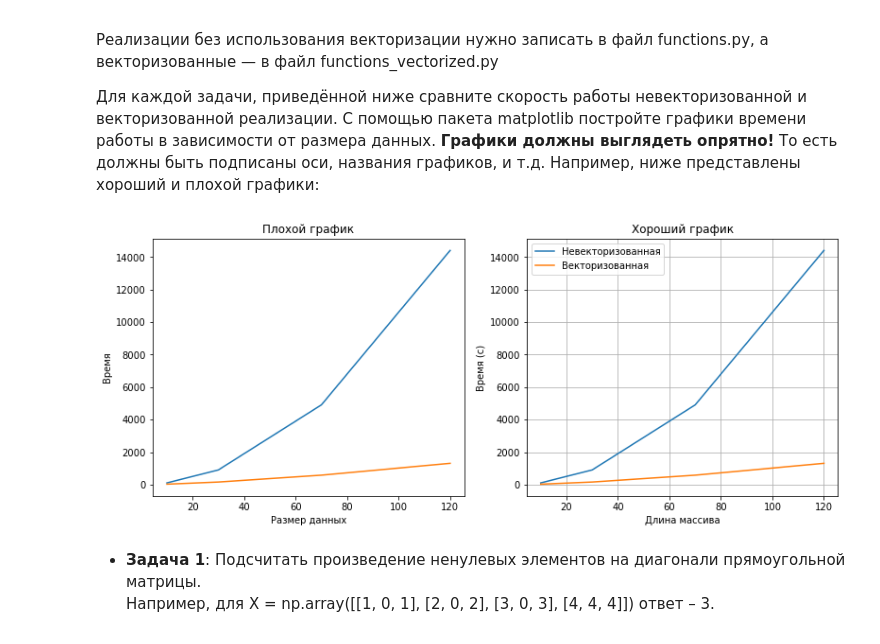
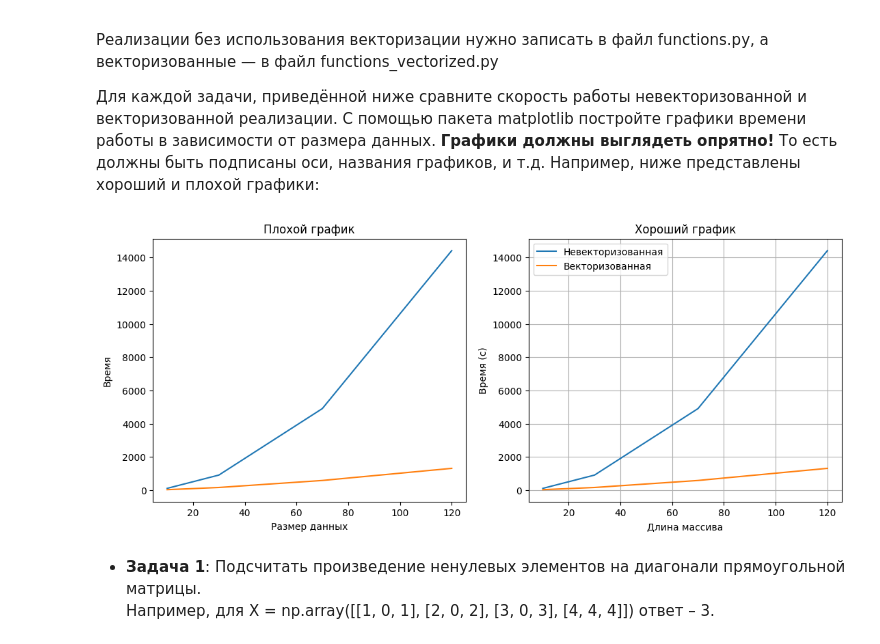
Before and after one commit to Qwerty-terr/task1, a Jupyter notebook: task1_numpy_practive.ipynb, the cells around one changed output. Cells and saved outputs as stored; diff of their text form; code cells hidden in the pictures.

```diff
--- a/task1_numpy_practive.ipynb
+++ b/task1_numpy_practive.ipynb
@@ -16,32 +16,33 @@ __(9 баллов)__
 # %%
 import matplotlib.pyplot as plt
 import numpy as np
+import matplotlib_inline
+matplotlib_inline.backend_inline._enable_matplotlib_integration()
 
-%matplotlib inline
 
 data_size = np.array([10, 30, 70, 120])
 time_non_vectorized = data_size ** 2 + 10
 time_vectorized = data_size ** 1.5
 
 f, (ax1, ax2) = plt.subplots(1, 2, figsize=(13, 5))
 
 ax1.plot(data_size, time_non_vectorized)
 ax1.plot(data_size, time_vectorized)
 ax1.set_title(u"Плохой график")
 ax1.set_xlabel(u"Размер данных")
 ax1.set_ylabel(u"Время")
 
 ax2.plot(data_size, time_non_vectorized, label=u"Невекторизованная")
 ax2.plot(data_size, time_vectorized, label=u"Векторизованная")
 ax2.set_title(u"Хороший график")
 ax2.set_xlabel(u"Длина массива")
 ax2.set_ylabel(u"Время (с)")
 ax2.grid()
 ax2.legend()
 
 f.show()
 # %% [output]
-[figure, old version]
+[figure, new version]
 # %% [markdown]
 * __Задача 1__: Подсчитать произведение ненулевых элементов на диагонали прямоугольной матрицы.
  Например, для X = np.array([[1, 0, 1], [2, 0, 2], [3, 0, 3], [4, 4, 4]]) ответ – 3.
```
Also changed, not shown: parts of 7 cells of this notebook.
